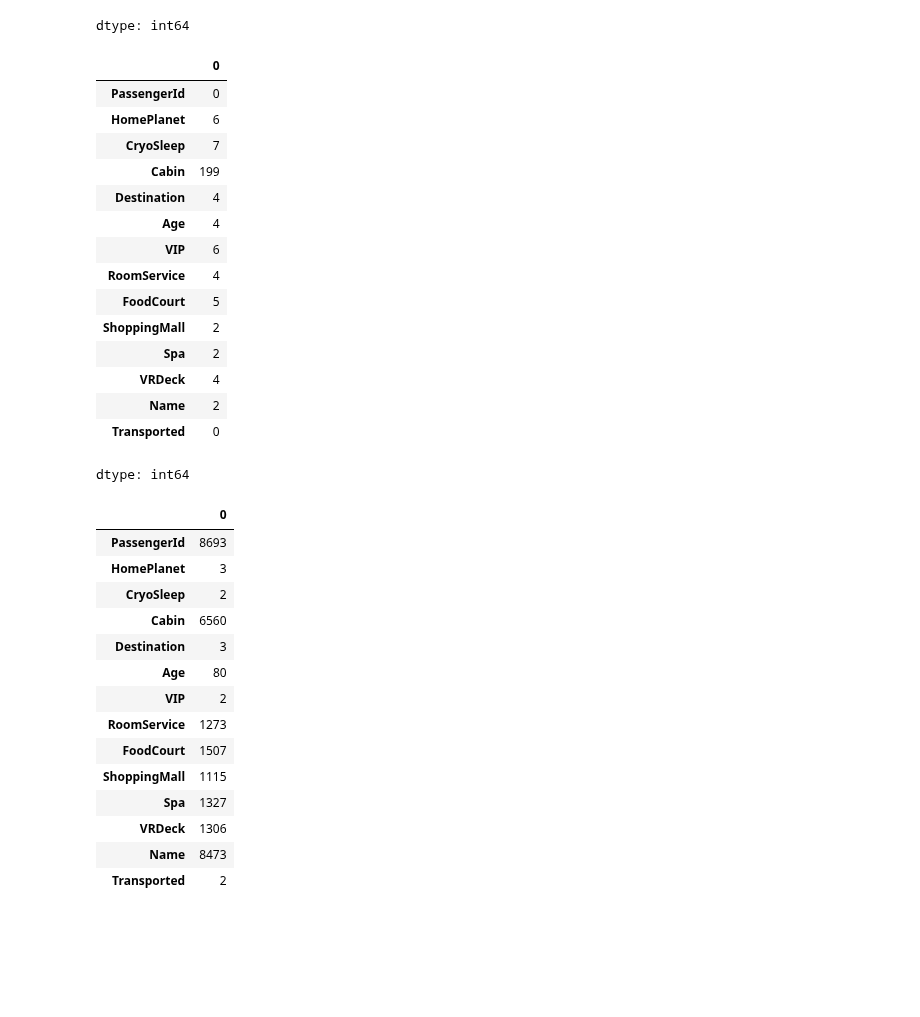
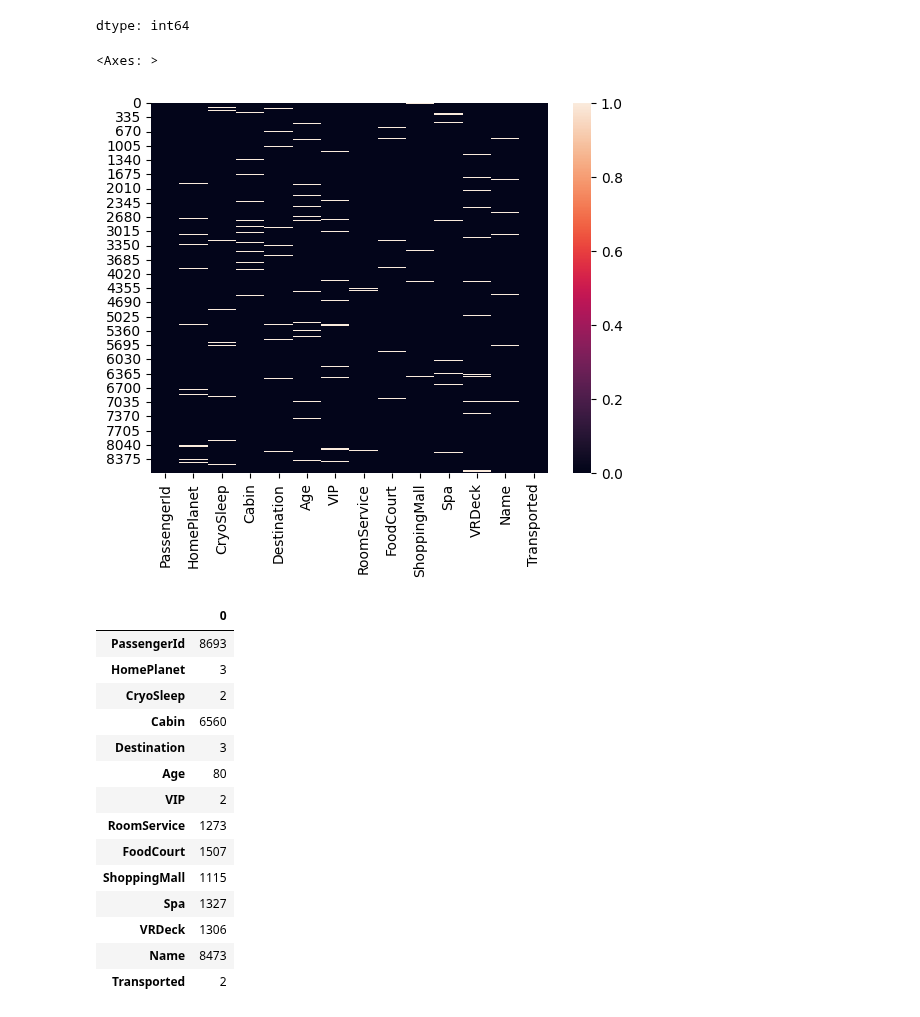
Before and after one commit to Alisizationed/sigmoid_homeworks, a Jupyter notebook: ex_prep_1/Sigmoid_Exam_Prep_1.ipynb, the cells around one changed output. Drawn from its saved outputs; the diff is of its cells as text; code cells hidden in the pictures; blank space fills up the shorter version.

```diff
--- a/ex_prep_1/Sigmoid_Exam_Prep_1.ipynb
+++ b/ex_prep_1/Sigmoid_Exam_Prep_1.ipynb
@@ -53,25 +53,11 @@ df.isna().sum()
 | Name | 200 |
 | Transported | 0 |
 dtype: int64
-# %%
-df[df['Cabin'].isna()].isna().sum()
-# %% [output]
-|  | 0 |
-| PassengerId | 0 |
-| HomePlanet | 6 |
-| CryoSleep | 7 |
-| Cabin | 199 |
-| Destination | 4 |
-| Age | 4 |
-| VIP | 6 |
-| RoomService | 4 |
-| FoodCourt | 5 |
-| ShoppingMall | 2 |
-| Spa | 2 |
-| VRDeck | 4 |
-| Name | 2 |
-| Transported | 0 |
-dtype: int64
+# %%
+sns.heatmap(df.isna())
+# %% [output]
+<Axes: >
+[figure, added]
 # %%
 df.nunique()
 # %% [output]
```
Also changed, not shown: parts of 25 cells of this notebook.
